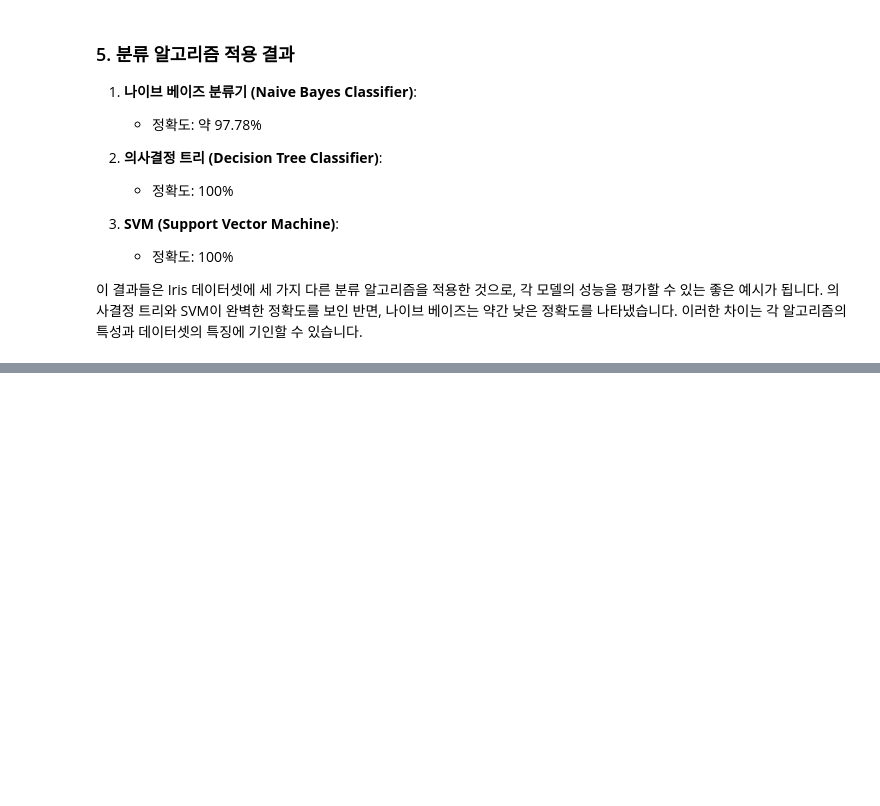
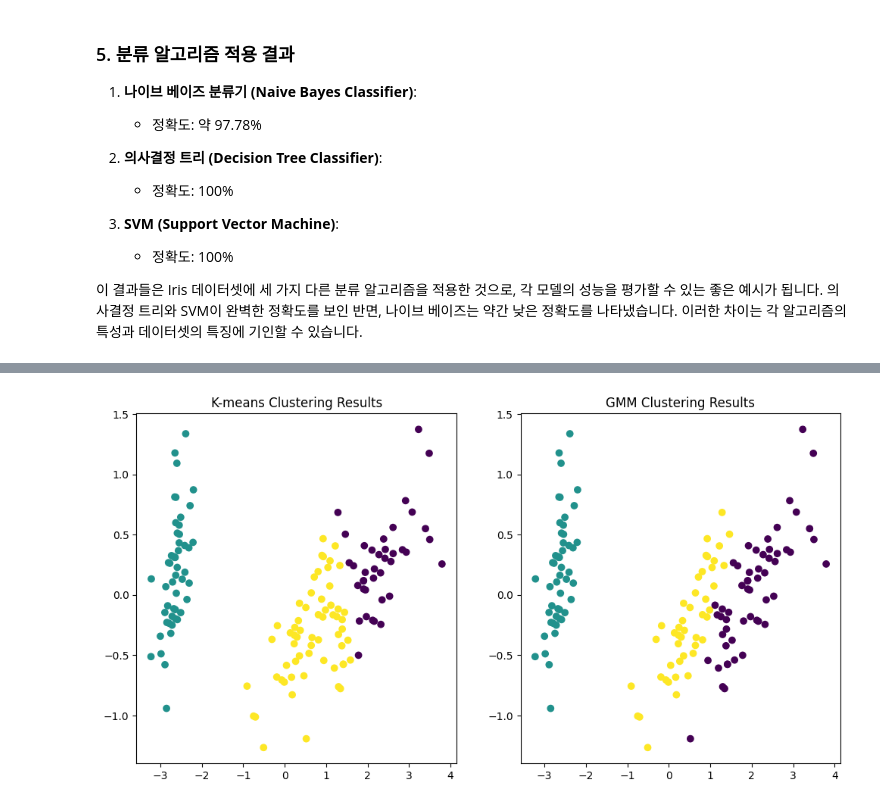
Before and after one commit to entelecheia/aibasics, a Jupyter notebook: book/week05/lab.ipynb, the cells around one changed output, grey strips where cells are left out. Cells and saved outputs as stored; diff of their text form; code cells hidden in the pictures; blank space fills up the shorter version.

```diff
--- a/book/week05/lab.ipynb
+++ b/book/week05/lab.ipynb
@@ -163,0 +177,35 @@ SVM 분류기의 정확도: 1.0
+# %%
+from sklearn.cluster import KMeans
+from sklearn.mixture import GaussianMixture
+from sklearn.decomposition import PCA
+
+# K-means 클러스터링
+kmeans = KMeans(n_clusters=3, random_state=42)
+kmeans.fit(X)
+clusters_kmeans = kmeans.labels_
+
+# 가우스 혼합 모델
+gmm = GaussianMixture(n_components=3, random_state=42)
+gmm.fit(X)
+clusters_gmm = gmm.predict(X)
+
+# 주성분 분석 (PCA)을 통한 차원 축소
+pca = PCA(n_components=2)
+X_pca = pca.fit_transform(X)
+
+# 클러스터링 결과 시각화를 위한 준비
+plt.figure(figsize=(12, 6))
+
+# K-means 클러스터링 결과 시각화
+plt.subplot(1, 2, 1)
+plt.scatter(X_pca[:, 0], X_pca[:, 1], c=clusters_kmeans)
+plt.title("K-means Clustering Results")
+
+# 가우스 혼합 모델 클러스터링 결과 시각화
+plt.subplot(1, 2, 2)
+plt.scatter(X_pca[:, 0], X_pca[:, 1], c=clusters_gmm)
+plt.title("GMM Clustering Results")
+
+plt.show()
+# %% [output]
+[figure, added]
```
Also changed, not shown: parts of 2 cells of this notebook.
